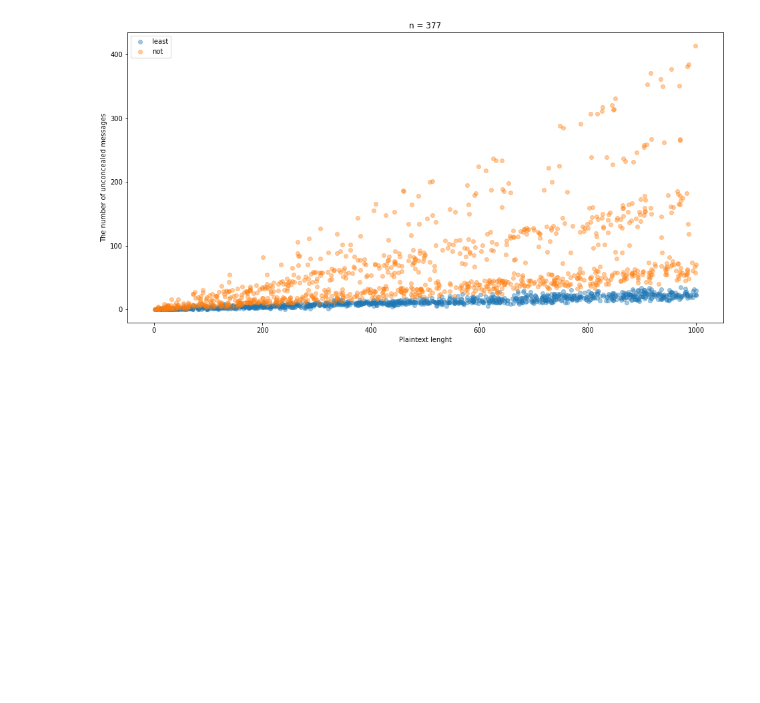
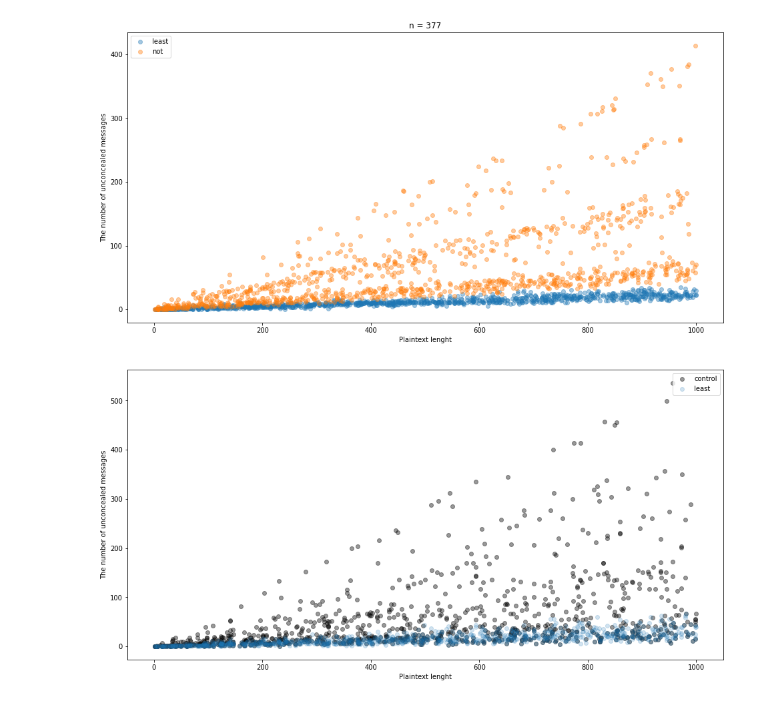
Before and after one commit to tackulus/206428, a Jupyter notebook: RSA.ipynb, the cells around one changed output. Saved outputs shown, nothing was run; the diff lists cells and outputs as text; code cells hidden in the pictures; blank space fills up the shorter version.

```diff
--- a/RSA.ipynb
+++ b/RSA.ipynb
@@ -130,0 +164,15 @@ plotsim2(l, t)
+# %%
+def plotsim3(ls, ucce1, ucce2, figsize=(16,8)):
+    plt.figure(figsize=figsize)
+    plt.scatter(x=ls, y=ucce1, alpha=0.4, label='control', c='k')
+    plt.scatter(x=ls, y=ucce2, alpha=0.2, label="least")
+
+
+    plt.xlabel('Plaintext lenght')
+    plt.ylabel('The number of unconcealed messages')
+    plt.legend()
+    plt.show()
+
+plotsim3(ls, ucce1, ucce2)
+# %% [output]
+[figure, added]
```
Also changed, not shown: parts of 1 cell of this notebook.
